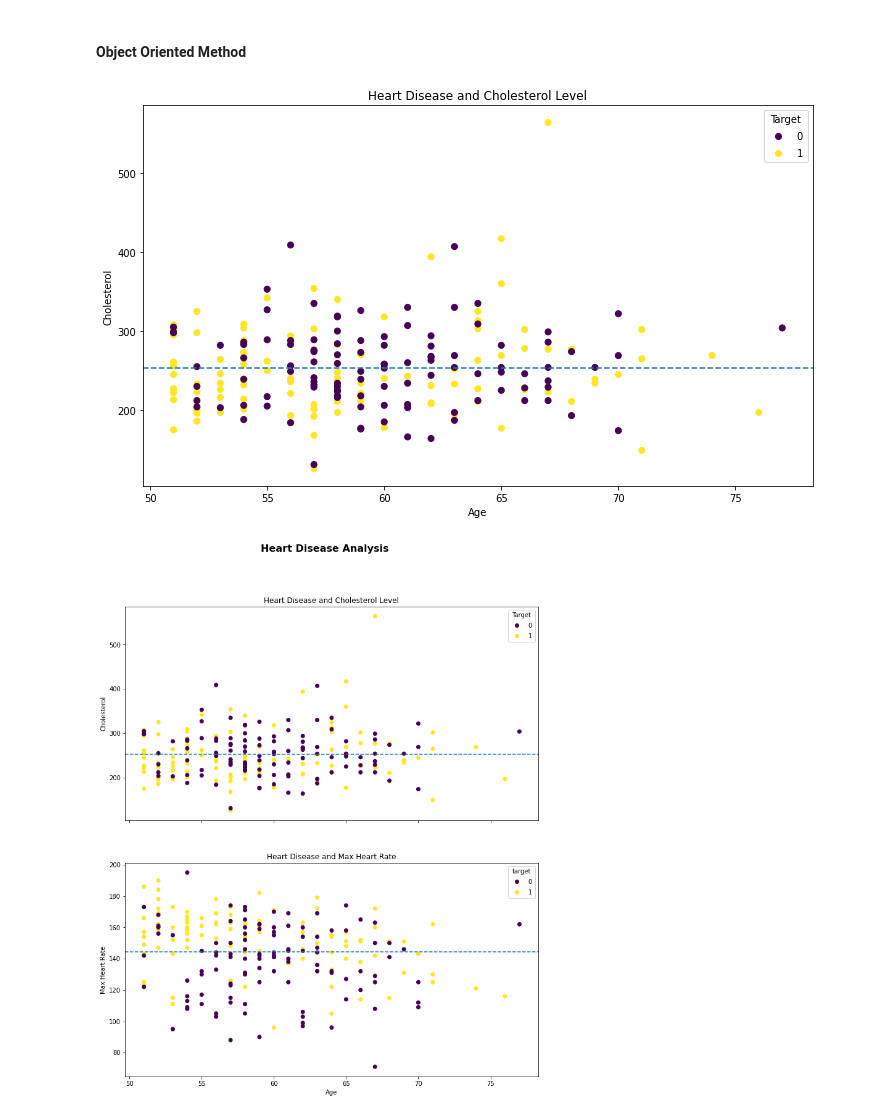
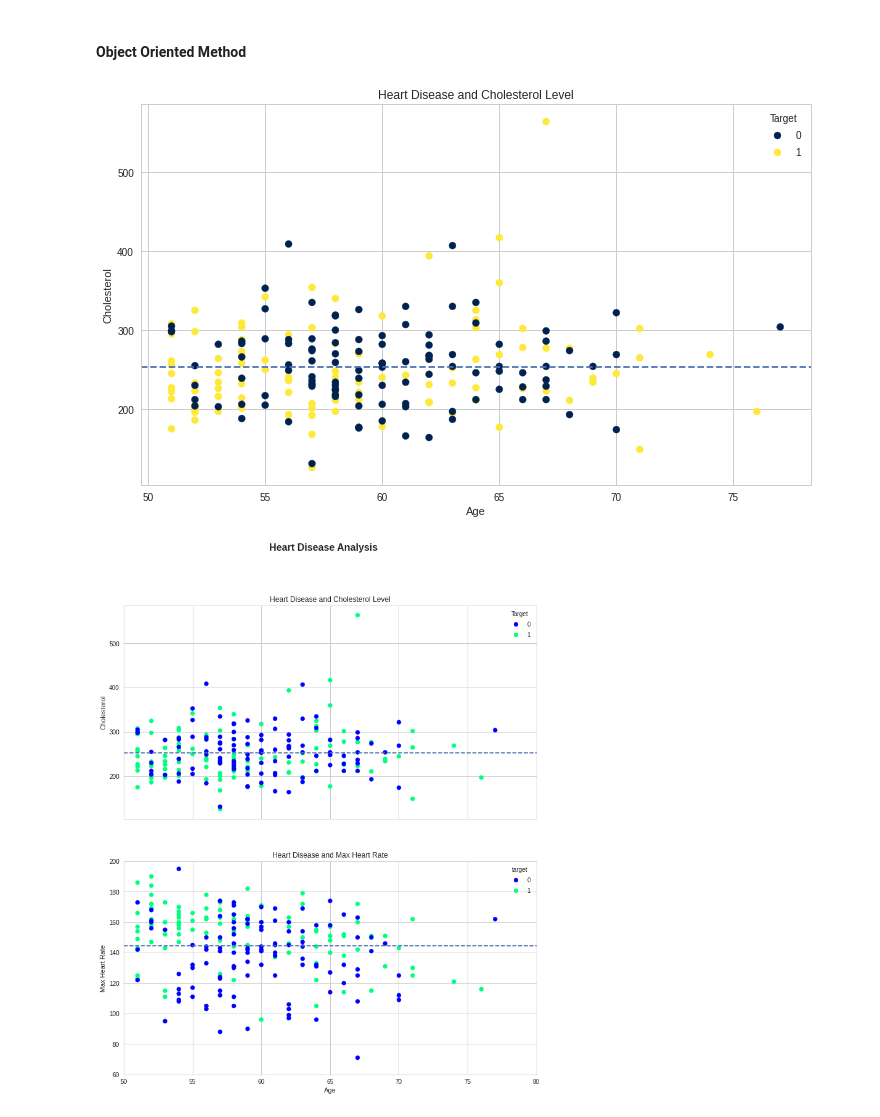
Before and after one commit to Naimul-Islam-Siam/Practice, a Jupyter notebook: ML/Matplotlib/Matplotlib_Intro.ipynb, the cells around one changed output. Cells and saved outputs as stored; diff of their text form; code cells hidden in the pictures.

```diff
--- a/ML/Matplotlib/Matplotlib_Intro.ipynb
+++ b/ML/Matplotlib/Matplotlib_Intro.ipynb
@@ -1,5 +1,6 @@
 # %%
 import matplotlib.pyplot as plt
+plt.style.use('seaborn-whitegrid') # style theme of plots
 # %%
 x = [1,2,3,4,5]
 y = [20, 30, 40, 10, 50]
@@ -189,7 +190,7 @@ over_50.plot(x="age", y="chol", c="target", kind="scatter", figsize=(10, 6));
 # %%
 fig, ax = plt.subplots(figsize=(12, 7))
 
-scatter = ax.scatter(x=over_50["age"], y=over_50["chol"], c=over_50["target"])
+scatter = ax.scatter(x=over_50["age"], y=over_50["chol"], c=over_50["target"], cmap="cividis") # cmap is used for color scheme
 
 ax.set(title="Heart Disease and Cholesterol Level",
        xlabel="Age",
@@ -199,33 +200,37 @@ ax.legend(*scatter.legend_elements(), title="Target") ## Add Legend
 
 ax.axhline(over_50["chol"].mean(), linestyle="--"); # Add Horizontal Line
 # %% [output]
-[figure, old version]
+[figure, new version]
 # %%
-fig, (ax0, ax1) = plt.subplots(nrows=2, ncols=1, figsize=(12, 14), sharex=True)
+fig, (ax0, ax1) = plt.subplots(nrows=2, ncols=1, figsize=(12, 14), sharex=True) # sharex is used to use one xlabel for all plots
 
 ## Plot-1
-plot1 = ax0.scatter(x=over_50["age"], y=over_50["chol"], c=over_50["target"])
+plot1 = ax0.scatter(x=over_50["age"], y=over_50["chol"], c=over_50["target"], cmap="winter") # cmap is used for color scheme
 
 ax0.set(title="Heart Disease and Cholesterol Level",
         ylabel="Cholesterol")
 
 ax0.legend(*plot1.legend_elements(), title="Target")
 
 ax0.axhline(over_50["chol"].mean(), linestyle="--")
 
+ax0.set_xlim([50, 80]) # range of x-axis for both plots
+
 
 # Plot-2
-plot2 = ax1.scatter(x=over_50["age"], y=over_50["thalach"], c=over_50["target"])
+plot2 = ax1.scatter(x=over_50["age"], y=over_50["thalach"], c=over_50["target"], cmap="winter")
 
 ax1.set(title="Heart Disease and Max Heart Rate",
         xlabel="Age",
         ylabel="Max Heart Rate")
 
 ax1.legend(*plot2.legend_elements(), title="target")
 
 ax1.axhline(over_50["thalach"].mean(), linestyle="--")
 
+ax1.set_ylim([60,200]) # range of y-axis for plot-2
+
 # Add title to the entire figure
 fig.suptitle("Heart Disease Analysis", fontsize="16", fontweight="bold");
 # %% [output]
-[figure, old version]
+[figure, new version]
```
Also changed, not shown: parts of 15 cells of this notebook.
